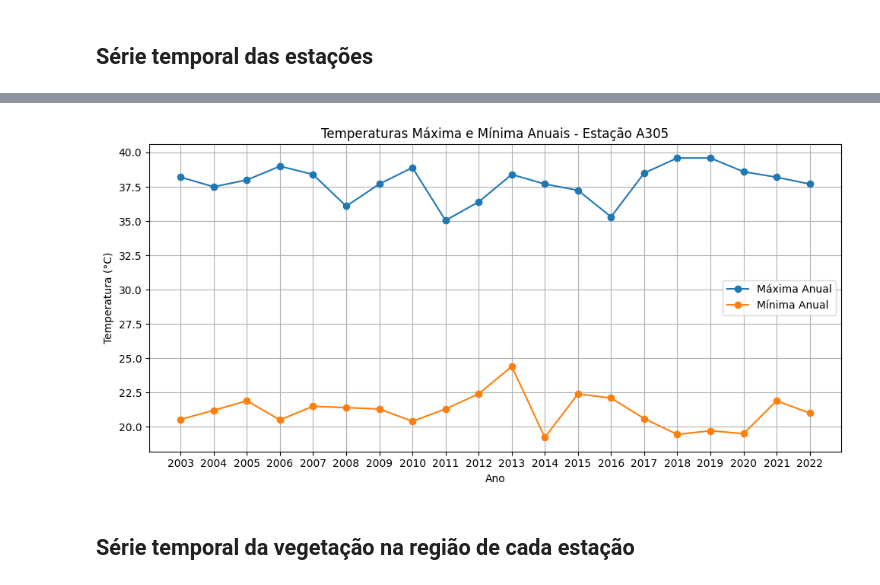
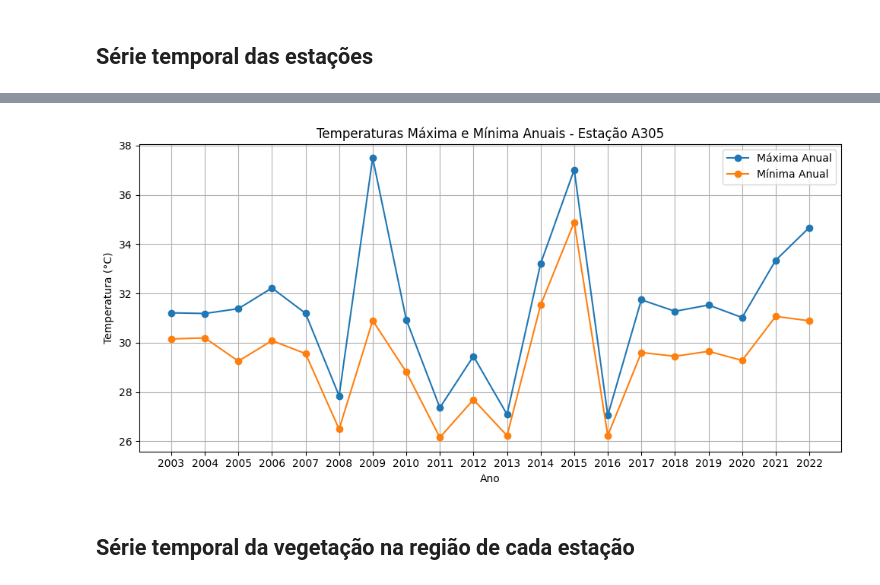
Before and after one commit to ArthurrCr/Projeto_PDI_, a Jupyter notebook: notebooks/primeira_abordagem.ipynb, the cells around one changed output, grey strips where cells are left out. Cells and saved outputs as stored; diff of their text form; code cells hidden in the pictures.

```diff
--- a/notebooks/primeira_abordagem.ipynb
+++ b/notebooks/primeira_abordagem.ipynb
@@ -362,28 +362,28 @@ temperaturas.head()
 # %%
 # Filtrar os dados apenas para a estação A305
 dados_A305 = temperaturas[temperaturas['id_estacao'] == 'A306']
 
 # Agrupar por ano e calcular a temperatura máxima e mínima anual
 temperatura_anual = dados_A305.groupby('ano').agg(
-    temperatura_max=('temperatura_max', 'max'),
-    temperatura_min=('temperatura_min', 'min')
+    temperatura_max=('temperatura_max', 'mean'),
+    temperatura_min=('temperatura_min', 'mean')
 ).reset_index()
 
 # Plotar a série temporal anual
 plt.figure(figsize=(10, 5))  # Ajusta o tamanho do gráfico
 plt.plot(temperatura_anual['ano'], temperatura_anual['temperatura_max'], label='Máxima Anual', marker='o')
 plt.plot(temperatura_anual['ano'], temperatura_anual['temperatura_min'], label='Mínima Anual', marker='o')
 
 plt.xlabel('Ano')
 plt.ylabel('Temperatura (°C)')
 plt.title('Temperaturas Máxima e Mínima Anuais - Estação A305')
 plt.xticks(range(temperatura_anual['ano'].min(), temperatura_anual['ano'].max() + 1))  # Define os ticks do eixo x para cada ano
 plt.legend()
 plt.grid(True)  # Adiciona uma grade para melhor visualização
 plt.tight_layout()  # Ajusta o layout para evitar sobreposição
 plt.show()
 # %% [output]
-[figure, old version]
+[figure, new version]
 # %% [markdown]
 ## Série temporal da vegetação na região de cada estação
 # %%
```
Also changed, not shown: parts of 12 cells of this notebook, 3 other files.
